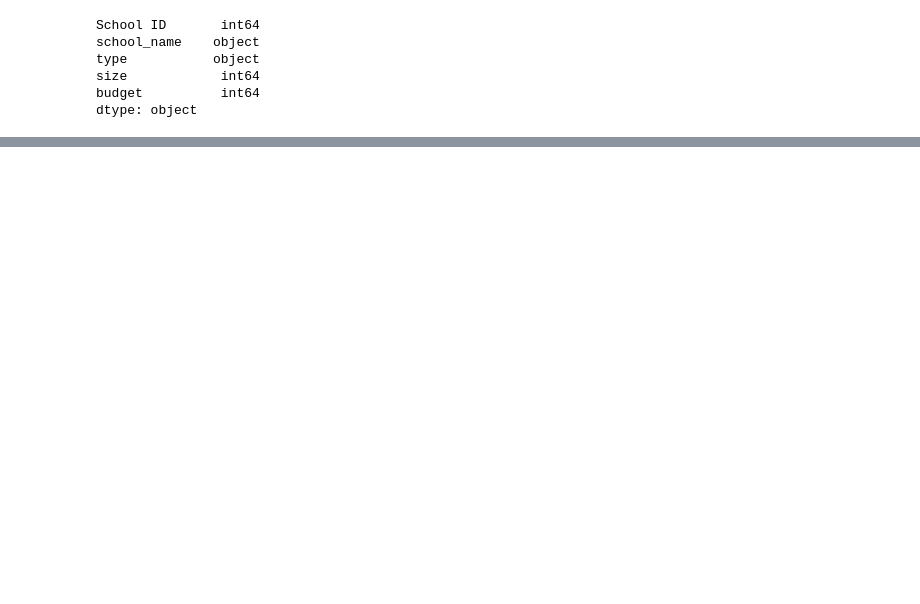
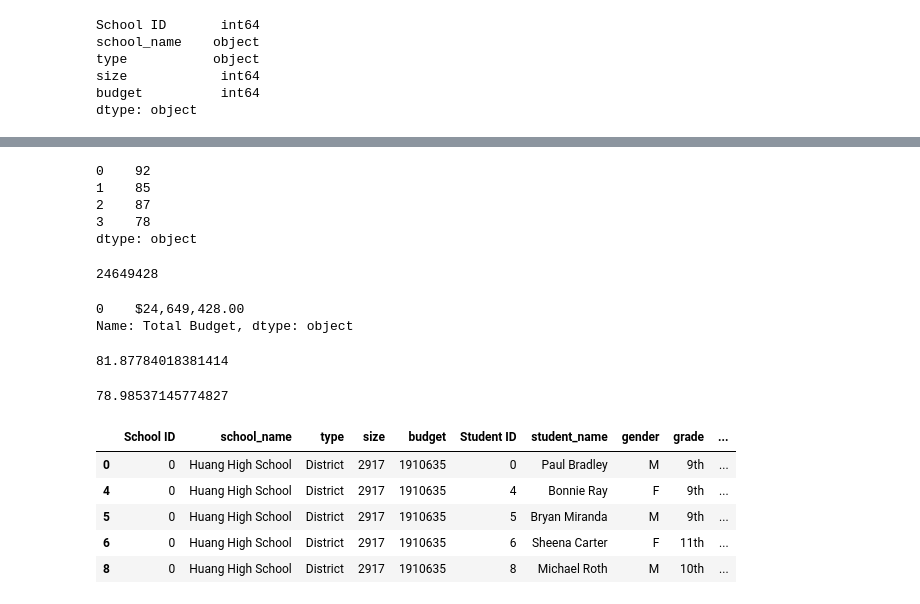
Before and after one commit to Pprave1/School_District_Analysis, a Jupyter notebook: PyCitySchools.ipynb, the cells around one changed output, grey strips where cells are left out. Cells and saved outputs as stored; diff of their text form; code cells hidden in the pictures; blank space fills up the shorter version.

```diff
--- a/PyCitySchools.ipynb
+++ b/PyCitySchools.ipynb
@@ -104,0 +219,47 @@ dtype: object
+# %%
+# Format the grades to the nearest whole number percent.
+my_grades.map("{:.0f}".format)
+# %% [output]
+0    92
+1    85
+2    87
+3    78
+dtype: object
+# %%
+# Calculate the total budget.
+total_budget = school_data_df["budget"].sum()
+total_budget
+# %% [output]
+24649428
+# %%
+# Format "Total Budget" to have the comma for a thousands separator, a decimal separator, and a "$".
+
+district_summary_df["Total Budget"] = district_summary_df["Total Budget"].map("${:,.2f}".format)
+
+district_summary_df["Total Budget"]
+# %% [output]
+0    $24,649,428.00
+Name: Total Budget, dtype: object
+# %%
+# Calculate the average reading score.
+average_reading_score = school_data_complete_df["reading_score"].mean()
+average_reading_score
+# %% [output]
+81.87784018381414
+# %%
+# Calculate the average math score.
+average_math_score = school_data_complete_df["math_score"].mean()
+average_math_score
+# %% [output]
+78.98537145774827
+# %%
+# Get all the students who are passing math in a new DataFrame.
+passing_math = school_data_complete_df[school_data_complete_df["math_score"] >= 70]
+passing_math.head()
+# %% [output]
+|  | School ID | school_name | type | size | budget | Student ID | student_name | gender | grade | ... |
+| 0 | 0 | Huang High School | District | 2917 | 1910635 | 0 | Paul Bradley | M | 9th | ... |
+| 4 | 0 | Huang High School | District | 2917 | 1910635 | 4 | Bonnie Ray | F | 9th | ... |
+| 5 | 0 | Huang High School | District | 2917 | 1910635 | 5 | Bryan Miranda | M | 9th | ... |
+| 6 | 0 | Huang High School | District | 2917 | 1910635 | 6 | Sheena Carter | F | 11th | ... |
+| 8 | 0 | Huang High School | District | 2917 | 1910635 | 8 | Michael Roth | M | 10th | ... |
```
Also changed, not shown: parts of 32 cells of this notebook, 5 other files.
